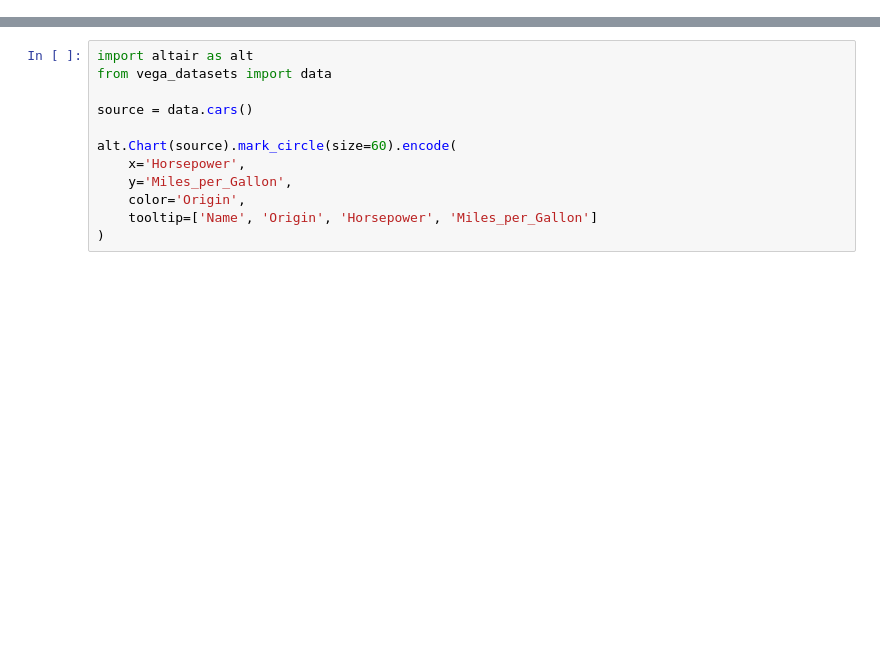
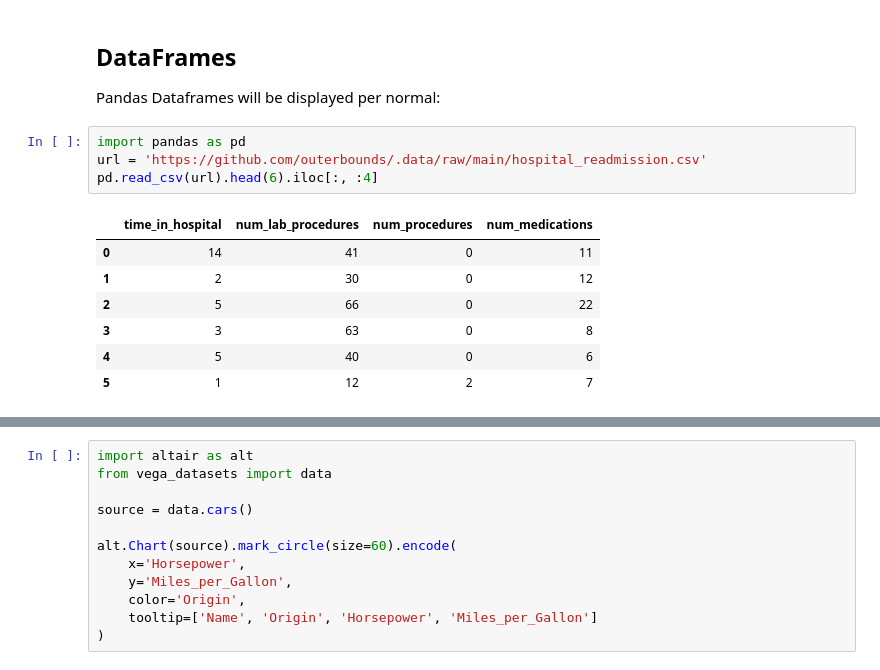
Before and after one commit to kellej6/IT4063C.github.io, a Jupyter notebook: content/course-notes/4.nb/index.ipynb, the cells around one changed output, grey strips where cells are left out. Saved outputs shown, nothing was run; the diff lists cells and outputs as text; blank space fills up the shorter version.

```diff
--- a/content/course-notes/altair/index.ipynb
+++ b/content/course-notes/4.nb/index.ipynb
@@ -6,0 +232,16 @@ draft: false
+# %% [markdown]
+## DataFrames
+
+Pandas Dataframes will be displayed per normal:
+# %%
+import pandas as pd
+url = 'https://github.com/outerbounds/.data/raw/main/hospital_readmission.csv'
+pd.read_csv(url).head(6).iloc[:, :4]
+# %% [output]
+|  | time_in_hospital | num_lab_procedures | num_procedures | num_medications |
+| 0 | 14 | 41 | 0 | 11 |
+| 1 | 2 | 30 | 0 | 12 |
+| 2 | 5 | 66 | 0 | 22 |
+| 3 | 3 | 63 | 0 | 8 |
+| 4 | 5 | 40 | 0 | 6 |
+| 5 | 1 | 12 | 2 | 7 |
```
Also changed, not shown: parts of 38 cells of this notebook, 11 other files.
